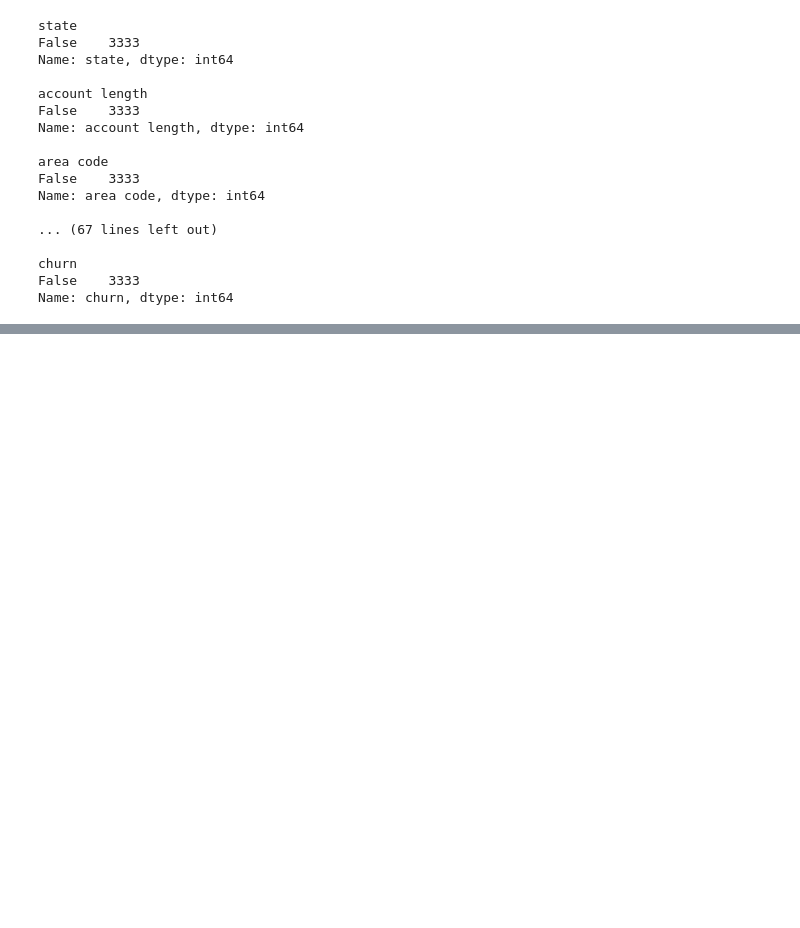
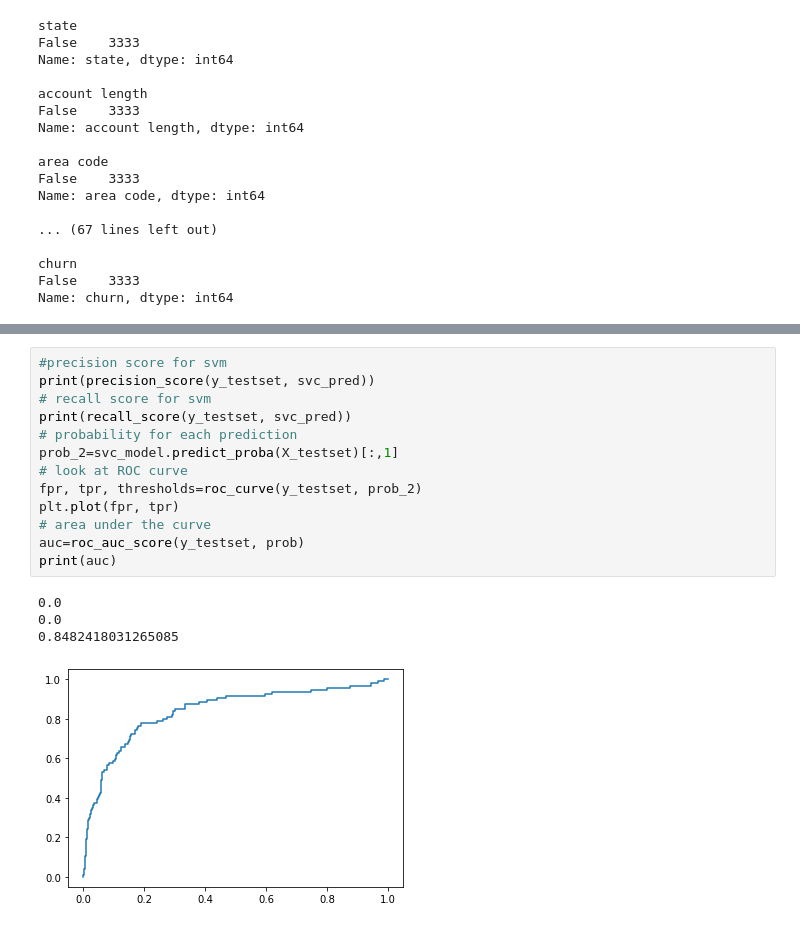
Before and after one commit to Drakunal/Advanced-Analytics, a Jupyter notebook: Mobile Analytics/Lab 5/Lab 5.ipynb, the cells around one changed output, grey strips where cells are left out. Saved outputs shown, nothing was run; the diff lists cells and outputs as text; blank space fills up the shorter version.

```diff
--- a/Mobile Analytics/Lab 5/Lab 5.ipynb
+++ b/Mobile Analytics/Lab 5/Lab 5.ipynb
@@ -43,0 +231,18 @@ Name: churn, dtype: int64
+# %%
+#precision score for svm
+print(precision_score(y_testset, svc_pred))
+# recall score for svm
+print(recall_score(y_testset, svc_pred))
+# probability for each prediction
+prob_2=svc_model.predict_proba(X_testset)[:,1]
+# look at ROC curve
+fpr, tpr, thresholds=roc_curve(y_testset, prob_2)
+plt.plot(fpr, tpr)
+# area under the curve
+auc=roc_auc_score(y_testset, prob)
+print(auc)
+# %% [output]
+0.0
+0.0
+0.8482418031265085
+[figure, added]
```
Also changed, not shown: parts of 17 cells of this notebook.
